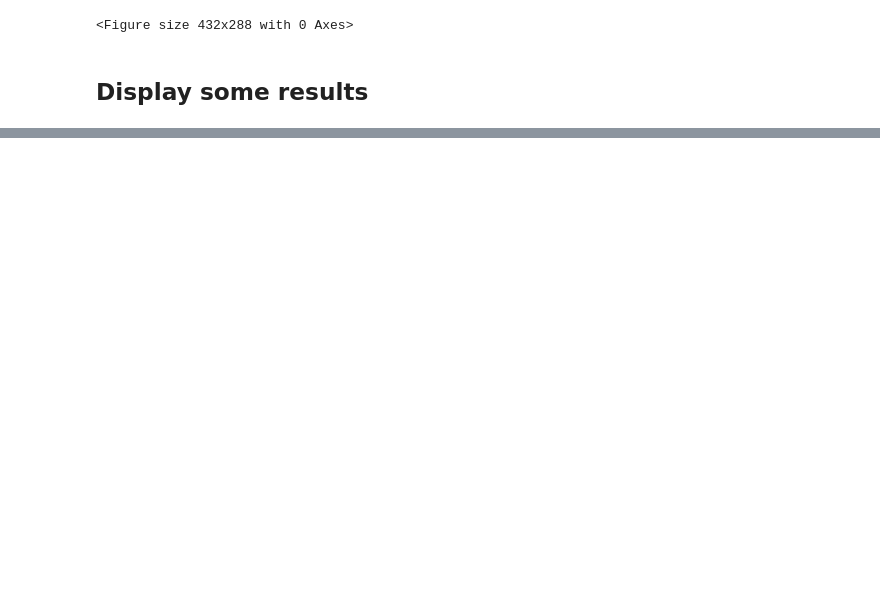
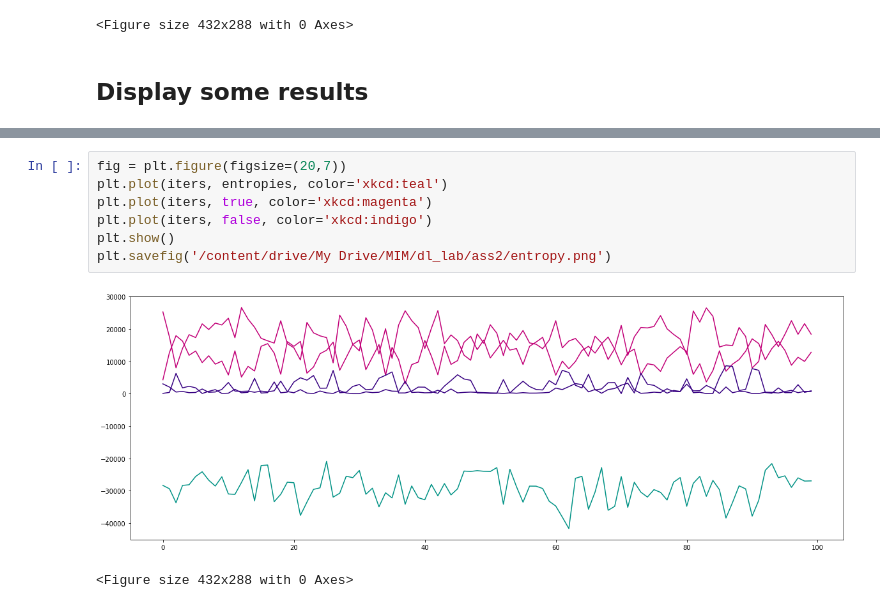
Before and after one commit to annkamsk/ASD-problems, a Jupyter notebook: Ass2.ipynb, the cells around one changed output, grey strips where cells are left out. Drawn from its saved outputs; the diff is of its cells as text; blank space fills up the shorter version.

```diff
--- a/Ass2.ipynb
+++ b/Ass2.ipynb
@@ -417,0 +400,10 @@ iters, losses, test_losses, ious = train()
+# %%
+fig = plt.figure(figsize=(20,7))
+plt.plot(iters, entropies, color='xkcd:teal')
+plt.plot(iters, true, color='xkcd:magenta')
+plt.plot(iters, false, color='xkcd:indigo')
+plt.show()
+plt.savefig('/content/drive/My Drive/MIM/dl_lab/ass2/entropy.png')
+# %% [output]
+[figure, added]
+<Figure size 432x288 with 0 Axes>
```
Also changed, not shown: parts of 6 cells of this notebook.
